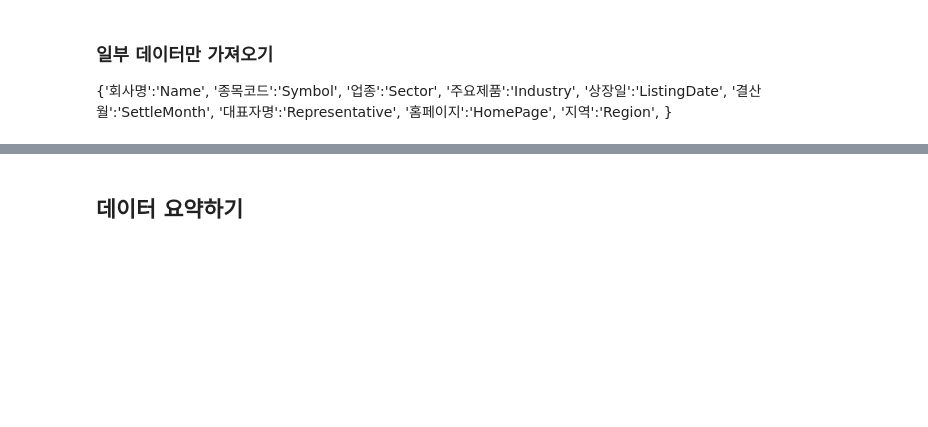
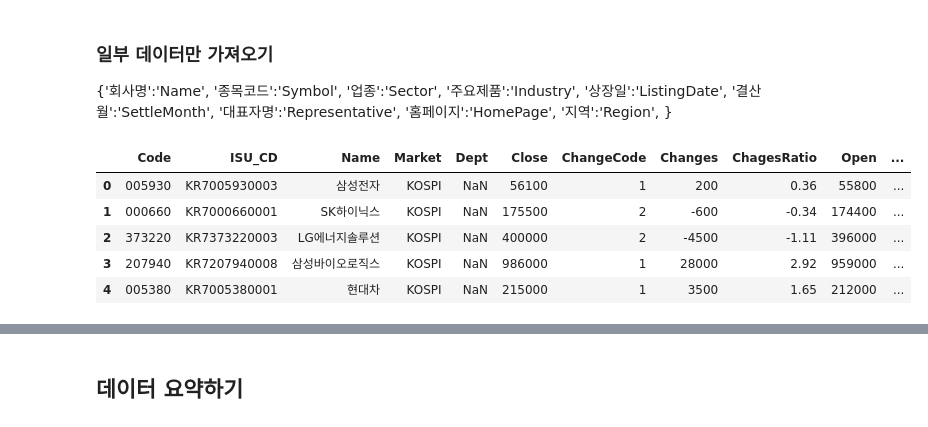
Before and after one commit to neguri0235/finance-data-analysis, a Jupyter notebook: 2.2. KRX 전체 종목분석-input.ipynb, the cells around one changed output, grey strips where cells are left out. Drawn from its saved outputs; the diff is of its cells as text; code cells hidden in the pictures; blank space fills up the shorter version.

```diff
--- a/2.2. KRX 전체 종목분석-input.ipynb
+++ b/2.2. KRX 전체 종목분석-input.ipynb
@@ -117,5 +117,13 @@ df
                             '홈페이지':'HomePage', '지역':'Region', }
 # %%
 # head 로 위에 있는 데이터 일부만 가져옵니다.
+df.head()
+# %% [output]
+|  | Code | ISU_CD | Name | Market | Dept | Close | ChangeCode | Changes | ChagesRatio | Open | ... |
+| 0 | 005930 | KR7005930003 | 삼성전자 | KOSPI | NaN | 56100 | 1 | 200 | 0.36 | 55800 | ... |
+| 1 | 000660 | KR7000660001 | SK하이닉스 | KOSPI | NaN | 175500 | 2 | -600 | -0.34 | 174400 | ... |
+| 2 | 373220 | KR7373220003 | LG에너지솔루션 | KOSPI | NaN | 400000 | 2 | -4500 | -1.11 | 396000 | ... |
+| 3 | 207940 | KR7207940008 | 삼성바이오로직스 | KOSPI | NaN | 986000 | 1 | 28000 | 2.92 | 959000 | ... |
+| 4 | 005380 | KR7005380001 | 현대차 | KOSPI | NaN | 215000 | 1 | 3500 | 1.65 | 212000 | ... |
 # %%
 # tail 로 아래 있는 데이터 일부만 가져옵니다.
```
Also changed, not shown: parts of 8 cells of this notebook.
